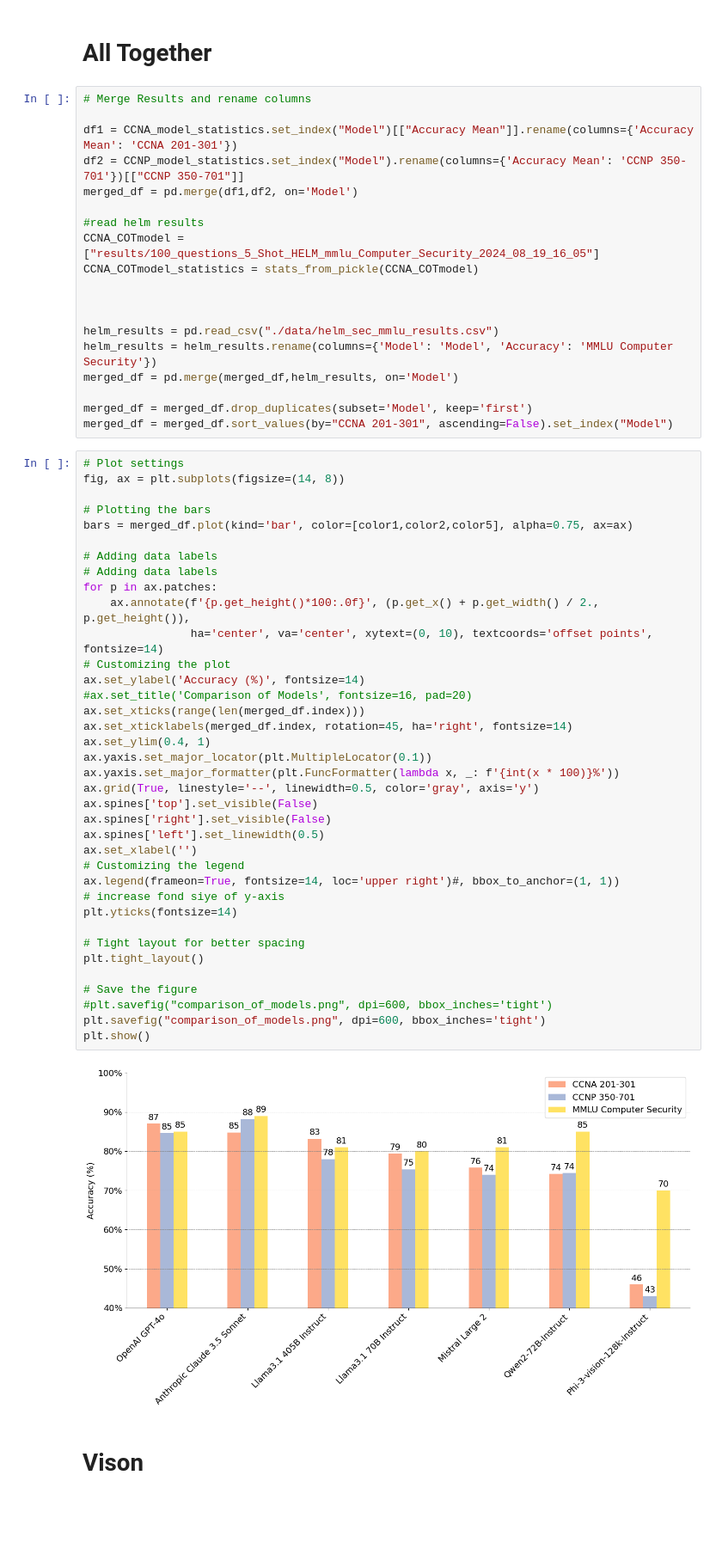
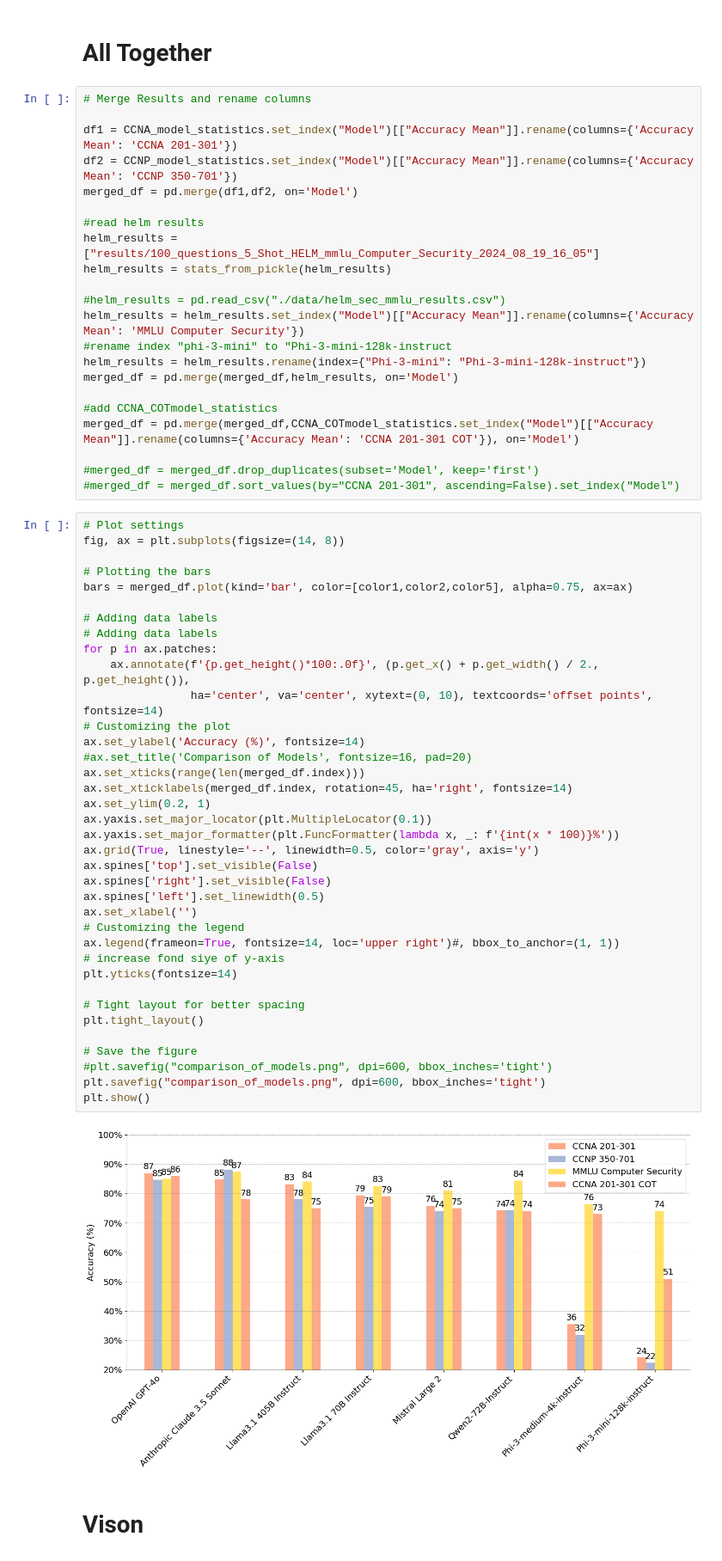
Before and after one commit to cybercampus-se/GenAICyberSecMCQA, a Jupyter notebook: analysis.ipynb, the cells around one changed output. Shown at 86% size. Saved outputs shown, nothing was run; the diff lists cells and outputs as text; blank space fills up the shorter version.

```diff
--- a/analysis.ipynb
+++ b/analysis.ipynb
@@ -572,21 +585,24 @@ plt.xticks(rotation=45, ha='right')
 # Merge Results and rename columns
 
 df1 = CCNA_model_statistics.set_index("Model")[["Accuracy Mean"]].rename(columns={'Accuracy Mean': 'CCNA 201-301'})
-df2 = CCNP_model_statistics.set_index("Model").rename(columns={'Accuracy Mean': 'CCNP 350-701'})[["CCNP 350-701"]]
+df2 = CCNP_model_statistics.set_index("Model")[["Accuracy Mean"]].rename(columns={'Accuracy Mean': 'CCNP 350-701'})
 merged_df = pd.merge(df1,df2, on='Model')
 
 #read helm results
-CCNA_COTmodel = ["results/100_questions_5_Shot_HELM_mmlu_Computer_Security_2024_08_19_16_05"]
-CCNA_COTmodel_statistics = stats_from_pickle(CCNA_COTmodel)
+helm_results = ["results/100_questions_5_Shot_HELM_mmlu_Computer_Security_2024_08_19_16_05"]
+helm_results = stats_from_pickle(helm_results)
 
-
-
-helm_results = pd.read_csv("./data/helm_sec_mmlu_results.csv")
-helm_results = helm_results.rename(columns={'Model': 'Model', 'Accuracy': 'MMLU Computer Security'})
+#helm_results = pd.read_csv("./data/helm_sec_mmlu_results.csv")
+helm_results = helm_results.set_index("Model")[["Accuracy Mean"]].rename(columns={'Accuracy Mean': 'MMLU Computer Security'})
+#rename index "phi-3-mini" to "Phi-3-mini-128k-instruct
+helm_results = helm_results.rename(index={"Phi-3-mini": "Phi-3-mini-128k-instruct"})
 merged_df = pd.merge(merged_df,helm_results, on='Model')
 
-merged_df = merged_df.drop_duplicates(subset='Model', keep='first')
-merged_df = merged_df.sort_values(by="CCNA 201-301", ascending=False).set_index("Model")
+#add CCNA_COTmodel_statistics
+merged_df = pd.merge(merged_df,CCNA_COTmodel_statistics.set_index("Model")[["Accuracy Mean"]].rename(columns={'Accuracy Mean': 'CCNA 201-301 COT'}), on='Model')
+
+#merged_df = merged_df.drop_duplicates(subset='Model', keep='first')
+#merged_df = merged_df.sort_values(by="CCNA 201-301", ascending=False).set_index("Model")
 # %%
 # Plot settings
 fig, ax = plt.subplots(figsize=(14, 8))
@@ -597,35 +613,35 @@ bars = merged_df.plot(kind='bar', color=[color1,color2,color5], alpha=0.75, ax=a
 # Adding data labels
 # Adding data labels
 for p in ax.patches:
     ax.annotate(f'{p.get_height()*100:.0f}', (p.get_x() + p.get_width() / 2., p.get_height()),
                 ha='center', va='center', xytext=(0, 10), textcoords='offset points', fontsize=14)
 # Customizing the plot
 ax.set_ylabel('Accuracy (%)', fontsize=14)
 #ax.set_title('Comparison of Models', fontsize=16, pad=20)
 ax.set_xticks(range(len(merged_df.index)))
 ax.set_xticklabels(merged_df.index, rotation=45, ha='right', fontsize=14)
-ax.set_ylim(0.4, 1)
+ax.set_ylim(0.2, 1)
 ax.yaxis.set_major_locator(plt.MultipleLocator(0.1))
 ax.yaxis.set_major_formatter(plt.FuncFormatter(lambda x, _: f'{int(x * 100)}%'))
 ax.grid(True, linestyle='--', linewidth=0.5, color='gray', axis='y')
 ax.spines['top'].set_visible(False)
 ax.spines['right'].set_visible(False)
 ax.spines['left'].set_linewidth(0.5)
 ax.set_xlabel('')
 # Customizing the legend
 ax.legend(frameon=True, fontsize=14, loc='upper right')#, bbox_to_anchor=(1, 1))
 # increase fond siye of y-axis
 plt.yticks(fontsize=14)
 
 # Tight layout for better spacing
 plt.tight_layout()
 
 # Save the figure
 #plt.savefig("comparison_of_models.png", dpi=600, bbox_inches='tight')
 plt.savefig("comparison_of_models.png", dpi=600, bbox_inches='tight')
 plt.show()
 # %% [output]
-[figure, old version]
+[figure, new version]
 # %% [markdown]
 # Vison
 # %%
```
Also changed, not shown: parts of 6 cells of this notebook, 5 other files.
